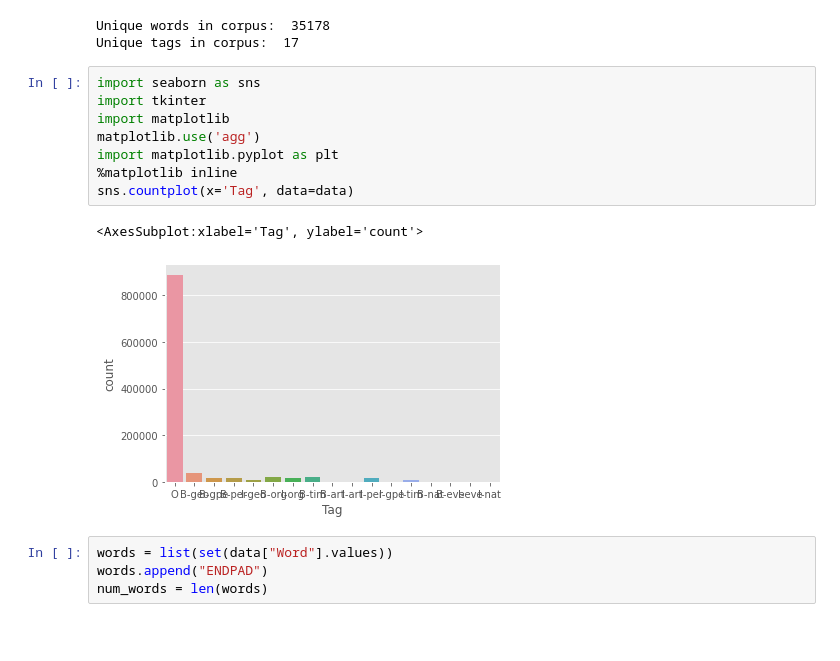
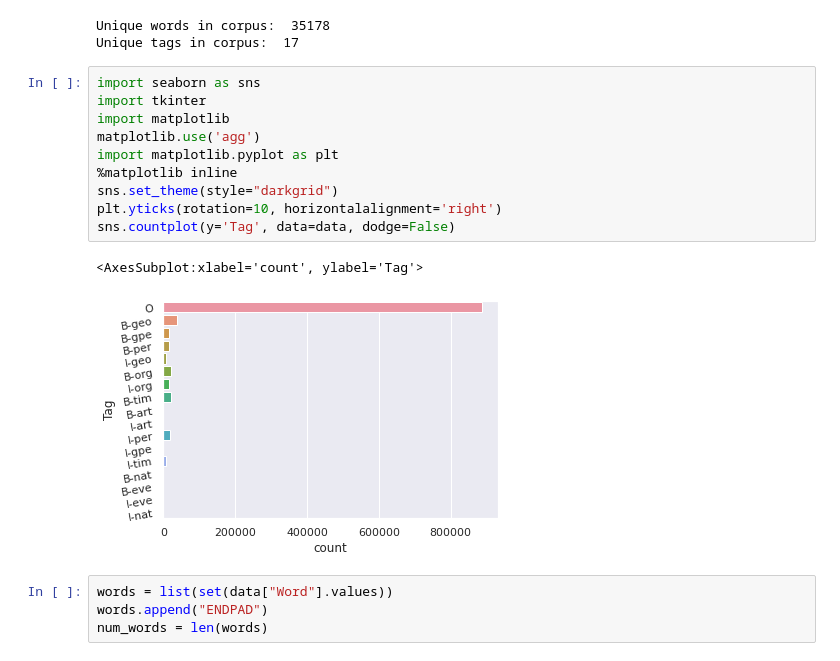
Before and after one commit to BONDHU-BOT/Named-Entity-Recognition-using-Deep-Learning, a Jupyter notebook: Named-Entity Recognition.ipynb, the cells around one changed output. Drawn from its saved outputs; the diff is of its cells as text; blank space fills up the shorter version.

```diff
--- a/Named-Entity Recognition.ipynb
+++ b/Named-Entity Recognition.ipynb
@@ -59,14 +61,16 @@ Unique tags in corpus:  17
 # %%
 import seaborn as sns
 import tkinter
 import matplotlib
 matplotlib.use('agg')
 import matplotlib.pyplot as plt
 %matplotlib inline
-sns.countplot(x='Tag', data=data)
+sns.set_theme(style="darkgrid")
+plt.yticks(rotation=10, horizontalalignment='right')
+sns.countplot(y='Tag', data=data, dodge=False)
 # %% [output]
-<AxesSubplot:xlabel='Tag', ylabel='count'>
+<AxesSubplot:xlabel='count', ylabel='Tag'>
-[figure, old version]
+[figure, new version]
 # %%
 words = list(set(data["Word"].values))
 words.append("ENDPAD")
```
Also changed, not shown: parts of 18 cells of this notebook, 6 other files.
